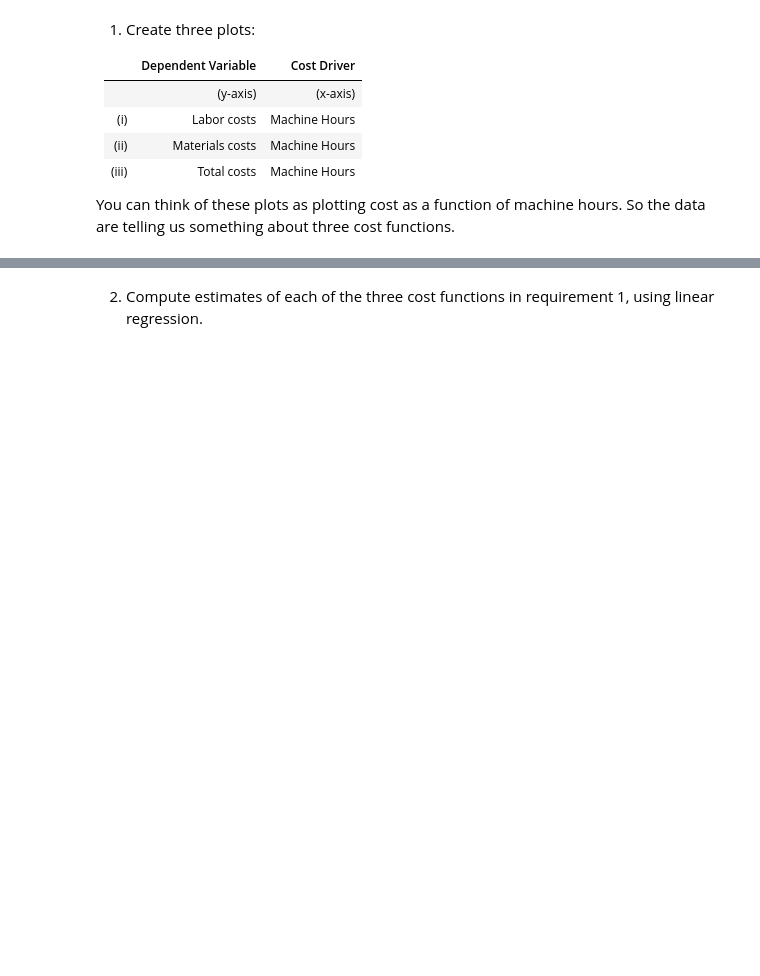
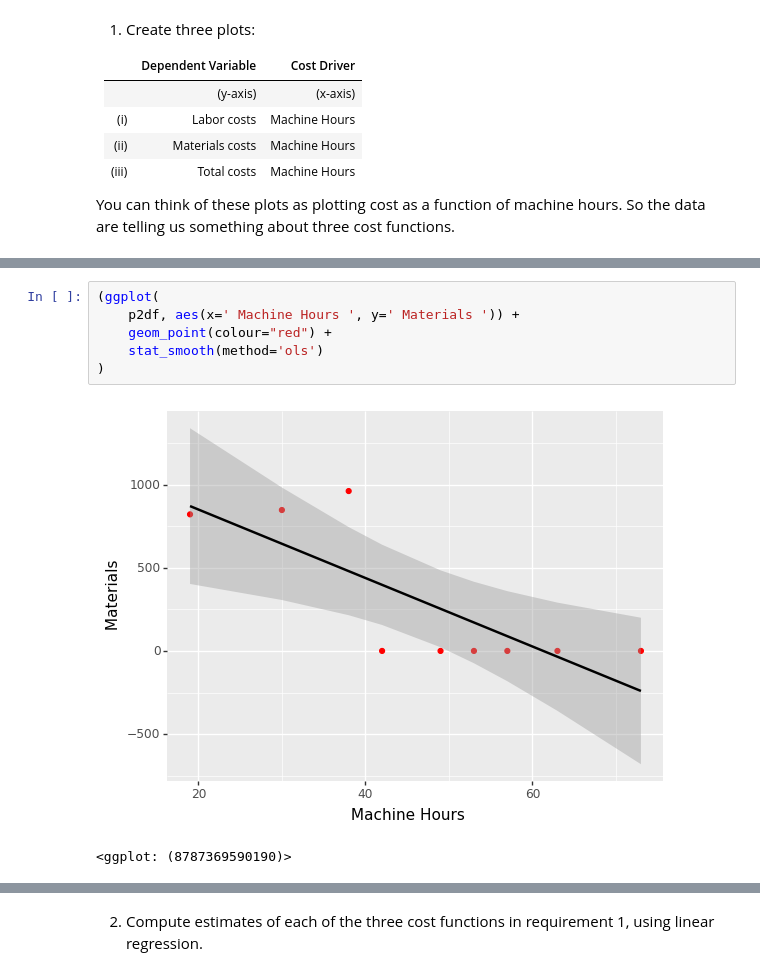
Before and after one commit to ArthurHowardMorris/ArthurHowardMorris.github.io, a Jupyter notebook: assets/slides/acct3210/S3/Lecture3CostEstimation.ipynb, the cells around one changed output, grey strips where cells are left out. Cells and saved outputs as stored; diff of their text form; blank space fills up the shorter version.

```diff
--- a/assets/slides/acct3210/S3/Lecture3CostEstimation.ipynb
+++ b/assets/slides/acct3210/S3/Lecture3CostEstimation.ipynb
@@ -193,0 +211,9 @@ So the data are telling us something about three cost functions.
+# %%
+(ggplot(
+    p2df, aes(x=' Machine Hours ', y=' Materials ')) +
+    geom_point(colour="red") +
+    stat_smooth(method='ols')
+)
+# %% [output]
+[figure, added]
+<ggplot: (8787369590190)>
```
Also changed, not shown: parts of 23 cells of this notebook, 1 other file.
